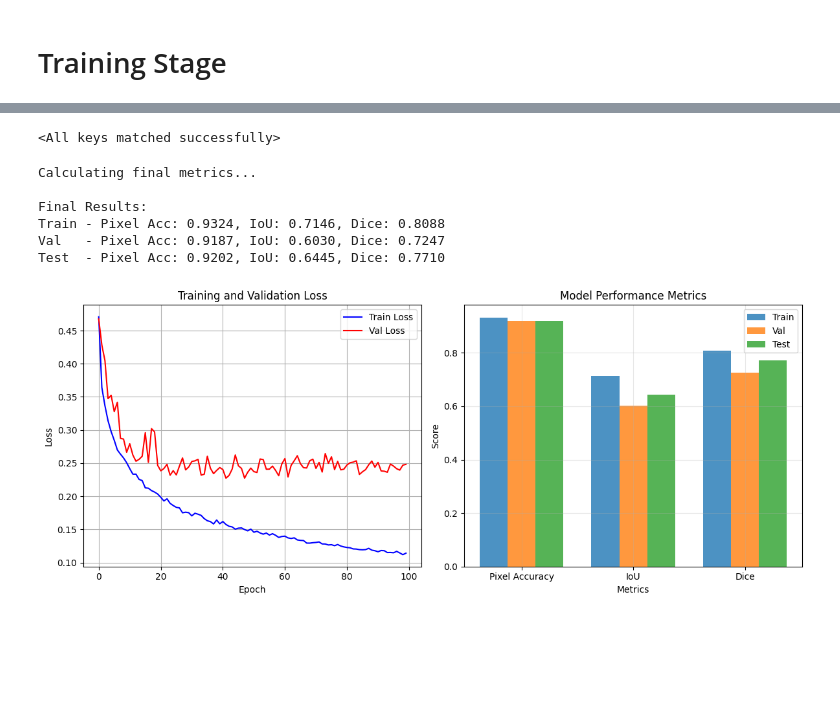
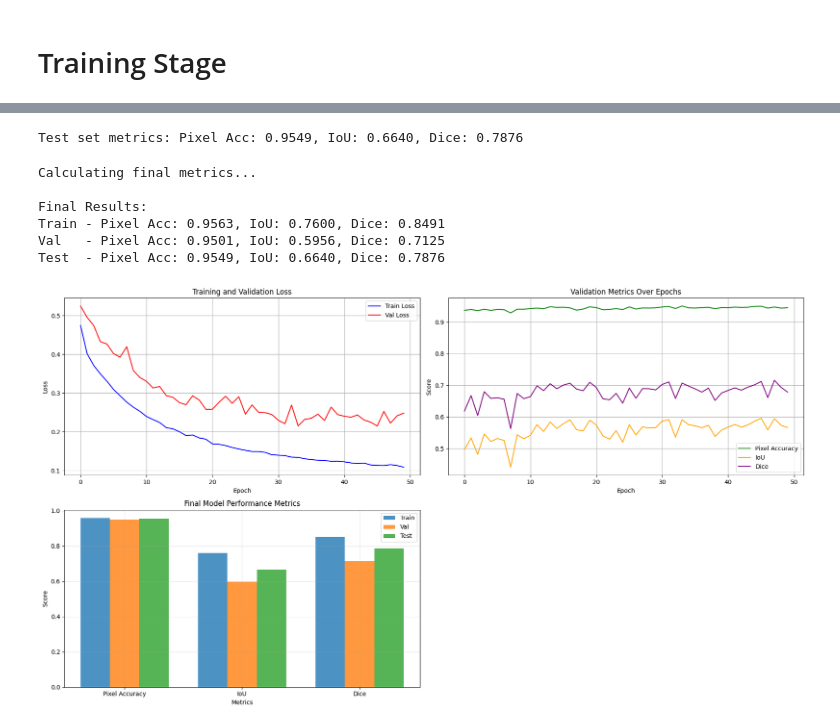
Before and after one commit to SaraElwatany/Lung-TumorDetection-Segmentation, a Jupyter notebook: Cropped_Segmentation.ipynb, the cells around one changed output, grey strips where cells are left out. Drawn from its saved outputs; the diff is of its cells as text; code cells hidden in the pictures; blank space fills up the shorter version.

```diff
--- a/Cropped_Segmentation.ipynb
+++ b/Cropped_Segmentation.ipynb
@@ -257,7 +315,6 @@ class DoubleConv(nn.Module):
             nn.Conv2d(in_channels, out_channels, 3, padding=1, bias=False),
             nn.BatchNorm2d(out_channels),
             nn.ReLU(inplace=True),
-            nn.Dropout2d(0.15),  # Slightly increased dropout
             nn.Conv2d(out_channels, out_channels, 3, padding=1, bias=False),
             nn.BatchNorm2d(out_channels),
             nn.ReLU(inplace=True)
@@ -414,7 +473,7 @@ def calculate_metrics(model, loader, device):
                 num_samples += 1
 
     return {
-        'pixel_accuracy': total_pixel_acc / num_samples,
+        'accuracy': total_pixel_acc / num_samples,
         'iou': total_iou / num_samples,
         'dice': total_dice / num_samples
     }
@@ -438,23 +497,32 @@ train_loader = DataLoader(train_dataset, batch_size=16, shuffle=True)
 val_loader = DataLoader(val_dataset, batch_size=16)
 test_loader = DataLoader(test_dataset, batch_size=16)
 # %%
-epochs = 100
+epochs = 50
 best_val_loss = float('inf')
 
 train_losses = []
 val_losses = []
+val_pixel_accs = []
+val_ious = []
+val_dices = []
 
 for epoch in range(epochs):
     train_loss = train_epoch(model, train_loader, optimizer, loss_fn, device)
     val_loss = evaluate(model, val_loader, loss_fn, device)
+    val_metrics = calculate_metrics(model, val_loader, device)
 
     train_losses.append(train_loss)
     val_losses.append(val_loss)
-
+    val_pixel_accs.append(val_metrics['accuracy'])
+    val_ious.append(val_metrics['iou'])
+    val_dices.append(val_metrics['dice'])
 
     print(f"Epoch {epoch+1}/{epochs} | Train Loss: {train_loss:.4f} | Val Loss: {val_loss:.4f}")
+    print(f"Val Metrics - Pixel Acc: {val_metrics['accuracy']:.4f}, IoU: {val_metrics['iou']:.4f}, Dice: {val_metrics['dice']:.4f}")
+
     if val_loss < best_val_loss:
         best_val_loss = val_loss
         torch.save(model.state_dict(), "best_unet_cropped.pth")
         print(f"New best model saved with val loss: {val_loss:.4f}")
+    print("--------------------------------------------------")
 # %% [output]
@@ -478,11 +546,14 @@ Epoch 100/100 | Train Loss: 0.1143 | Val Loss: 0.2482
 # %%
 model.load_state_dict(torch.load("best_unet_cropped.pth", weights_only=False))
+test_metrics = calculate_metrics(model, test_loader, device)
+print(f"Test set metrics: Pixel Acc: {test_metrics['accuracy']:.4f}, IoU: {test_metrics['iou']:.4f}, Dice: {test_metrics['dice']:.4f}")
 # %% [output]
-<All keys matched successfully>
+Test set metrics: Pixel Acc: 0.9549, IoU: 0.6640, Dice: 0.7876
 # %%
-plt.figure(figsize=(12, 5))
+plt.figure(figsize=(18, 10))
 
-plt.subplot(1, 2, 1)
+# ---------------------- LOSS PLOT ----------------------
+plt.subplot(2, 2, 1)
 plt.plot(train_losses, label='Train Loss', color='blue')
 plt.plot(val_losses, label='Val Loss', color='red')
 plt.xlabel('Epoch')
@@ -491,45 +562,56 @@ plt.title('Training and Validation Loss')
 plt.legend()
 plt.grid(True)
 
-# Calculate and display metrics
+# ---------------------- METRIC BAR PLOT ----------------------
+# Calculate and display final metrics
 print("\nCalculating final metrics...")
 train_metrics = calculate_metrics(model, train_loader, device)
 val_metrics = calculate_metrics(model, val_loader, device)
 test_metrics = calculate_metrics(model, test_loader, device)
 
 print("\nFinal Results:")
-print(f"Train - Pixel Acc: {train_metrics['pixel_accuracy']:.4f}, IoU: {train_metrics['iou']:.4f}, Dice: {train_metrics['dice']:.4f}")
-print(f"Val   - Pixel Acc: {val_metrics['pixel_accuracy']:.4f}, IoU: {val_metrics['iou']:.4f}, Dice: {val_metrics['dice']:.4f}")
-print(f"Test  - Pixel Acc: {test_metrics['pixel_accuracy']:.4f}, IoU: {test_metrics['iou']:.4f}, Dice: {test_metrics['dice']:.4f}")
+print(f"Train - Pixel Acc: {train_metrics['accuracy']:.4f}, IoU: {train_metrics['iou']:.4f}, Dice: {train_metrics['dice']:.4f}")
+print(f"Val   - Pixel Acc: {val_metrics['accuracy']:.4f}, IoU: {val_metrics['iou']:.4f}, Dice: {val_metrics['dice']:.4f}")
+print(f"Test  - Pixel Acc: {test_metrics['accuracy']:.4f}, IoU: {test_metrics['iou']:.4f}, Dice: {test_metrics['dice']:.4f}")
 
-# Plot metrics
-plt.subplot(1, 2, 2)
+plt.subplot(2, 2, 3)
 metrics_names = ['Pixel Accuracy', 'IoU', 'Dice']
-train_vals = [train_metrics['pixel_accuracy'], train_metrics['iou'], train_metrics['dice']]
-val_vals = [val_metrics['pixel_accuracy'], val_metrics['iou'], val_metrics['dice']]
-test_vals = [test_metrics['pixel_accuracy'], test_metrics['iou'], test_metrics['dice']]
+train_vals = [train_metrics['accuracy'], train_metrics['iou'], train_metrics['dice']]
+val_vals = [val_metrics['accuracy'], val_metrics['iou'], val_metrics['dice']]
+test_vals = [test_metrics['accuracy'], test_metrics['iou'], test_metrics['dice']]
 
 x = np.arange(len(metrics_names))
 width = 0.25
 
 plt.bar(x - width, train_vals, width, label='Train', alpha=0.8)
 plt.bar(x, val_vals, width, label='Val', alpha=0.8)
 plt.bar(x + width, test_vals, width, label='Test', alpha=0.8)
 
 plt.xlabel('Metrics')
 plt.ylabel('Score')
-plt.title('Model Performance Metrics')
+plt.title('Final Model Performance Metrics')
 plt.xticks(x, metrics_names)
 plt.legend()
 plt.grid(True, alpha=0.3)
 
+# ---------------------- VAL METRICS OVER EPOCHS ----------------------
+plt.subplot(2, 2, 2)
+plt.plot(val_pixel_accs, label='Pixel Accuracy', color='green')
+plt.plot(val_ious, label='IoU', color='orange')
+plt.plot(val_dices, label='Dice', color='purple')
+plt.xlabel('Epoch')
+plt.ylabel('Score')
+plt.title('Validation Metrics Over Epochs')
+plt.legend()
+plt.grid(True)
+
 plt.tight_layout()
 plt.show()
 # %% [output]
 Calculating final metrics...
 
 Final Results:
-Train - Pixel Acc: 0.9324, IoU: 0.7146, Dice: 0.8088
-Val   - Pixel Acc: 0.9187, IoU: 0.6030, Dice: 0.7247
-Test  - Pixel Acc: 0.9202, IoU: 0.6445, Dice: 0.7710
+Train - Pixel Acc: 0.9563, IoU: 0.7600, Dice: 0.8491
+Val   - Pixel Acc: 0.9501, IoU: 0.5956, Dice: 0.7125
+Test  - Pixel Acc: 0.9549, IoU: 0.6640, Dice: 0.7876
-[figure, old version]
+[figure, new version]
```
Also changed, not shown: parts of 13 cells of this notebook.
